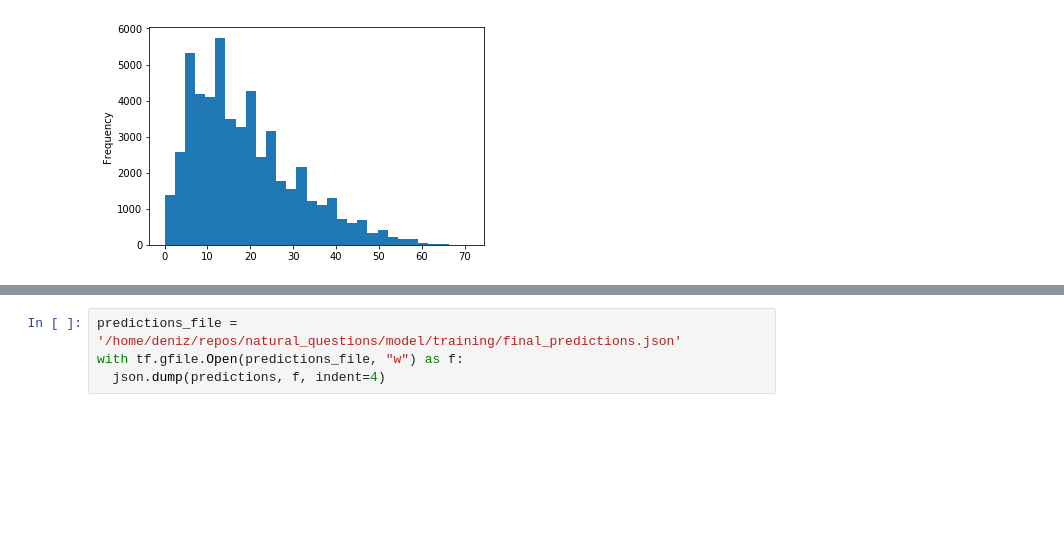
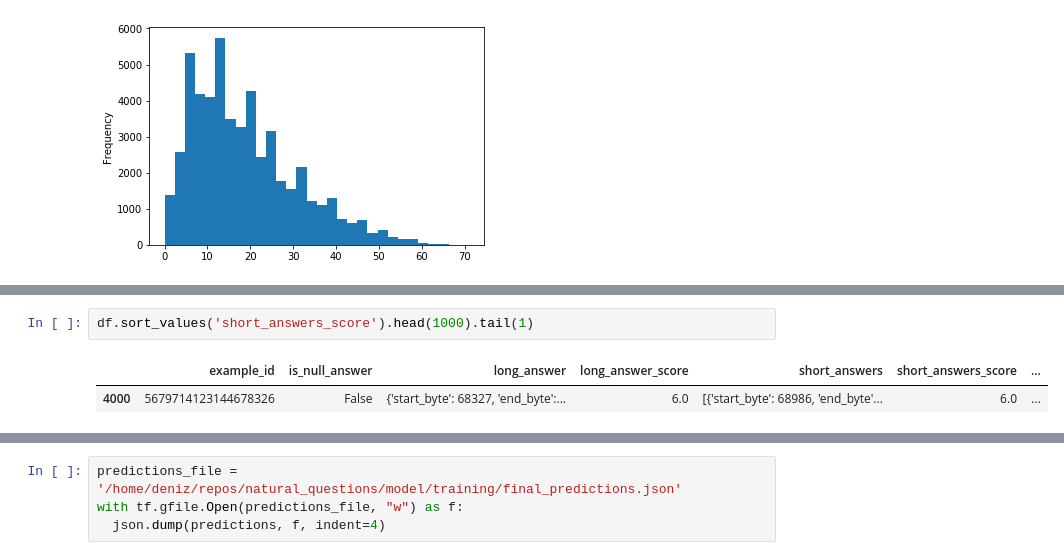
Before and after one commit to dzorlu/natural_questions, a Jupyter notebook: dev_notebook.ipynb, the cells around one changed output, grey strips where cells are left out. Saved outputs shown, nothing was run; the diff lists cells and outputs as text; blank space fills up the shorter version.

```diff
--- a/dev_notebook.ipynb
+++ b/dev_notebook.ipynb
@@ -754,0 +703,5 @@ INFO:tensorflow:decorated 722 examples
+# %%
+df.sort_values('short_answers_score').head(1000).tail(1)
+# %% [output]
+|  | example_id | is_null_answer | long_answer | long_answer_score | short_answers | short_answers_score | ... |
+| 4000 | 5679714123144678326 | False | {'start_byte': 68327, 'end_byte':... | 6.0 | [{'start_byte': 68986, 'end_byte'... | 6.0 | ... |
```
Also changed, not shown: parts of 31 cells of this notebook, 1 other file.
